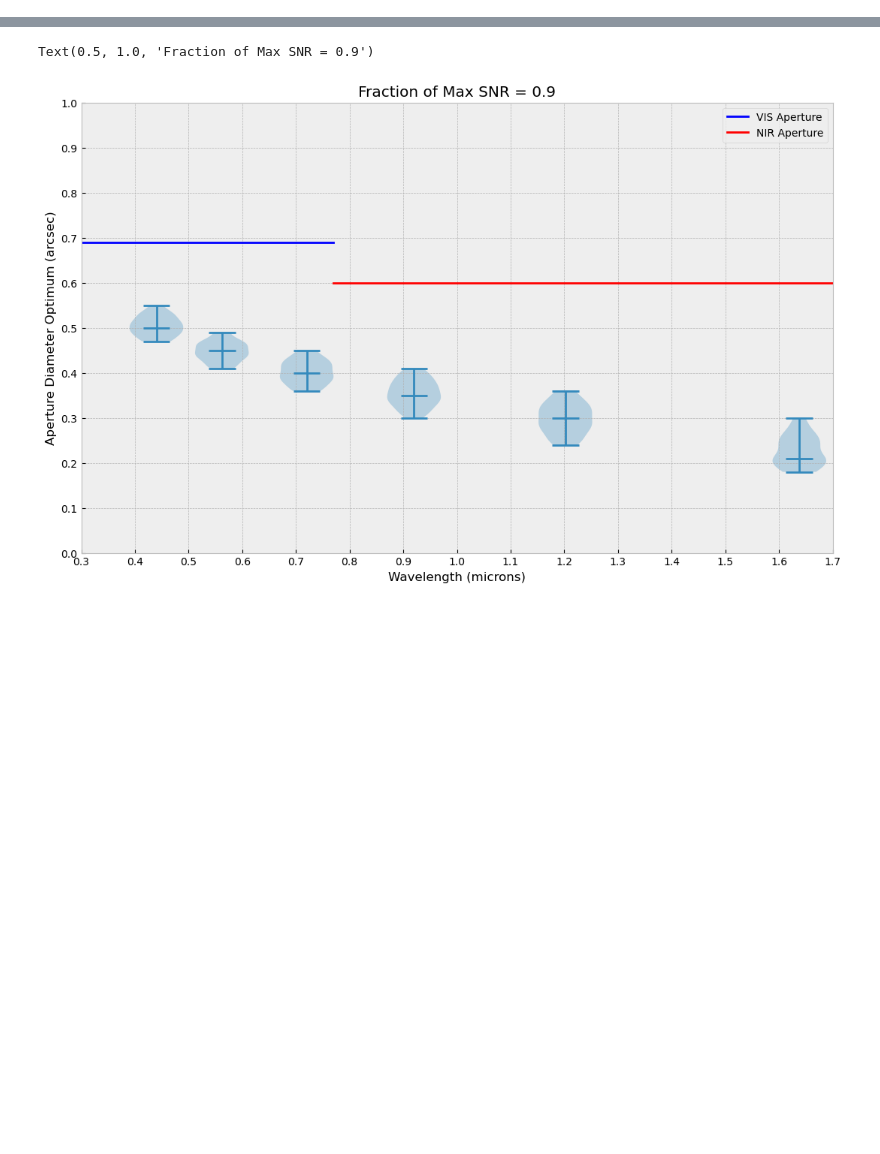
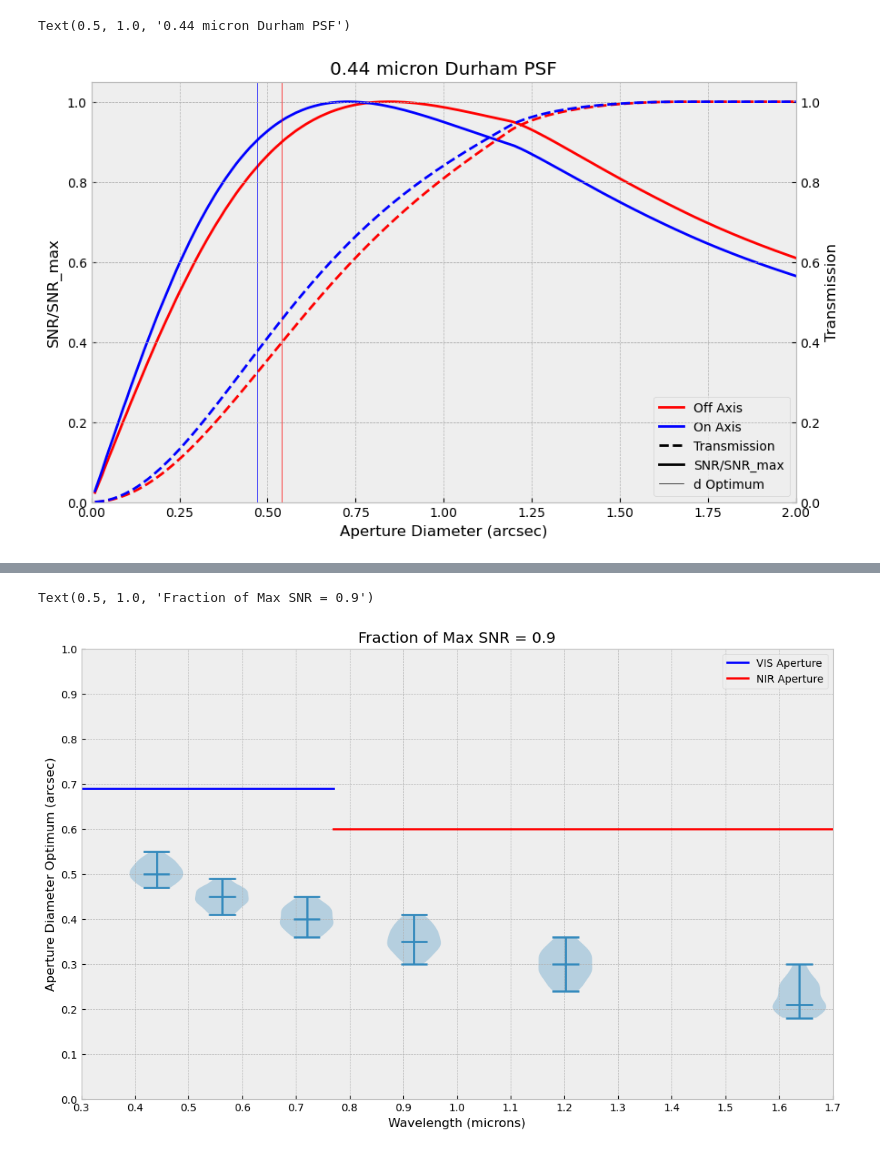
Before and after one commit to JamianStephan/MOSAIC-AD-Analysis, a Jupyter notebook: Main-Version/Side-Work/SNR-Calculations.ipynb, the cells around one changed output, grey strips where cells are left out. Saved outputs shown, nothing was run; the diff lists cells and outputs as text; code cells hidden in the pictures; blank space fills up the shorter version.

```diff
--- a/Main-Version/Side-Work/SNR-Calculations.ipynb
+++ b/Main-Version/Side-Work/SNR-Calculations.ipynb
@@ -134,7 +126,7 @@ for wavelength in wavelength_range:
         SNRs=[]
         trans_vals=[]
         for d in d_range:
-            trans_val=numerical_durham(d,wavelength,0*u.arcsec,i)
+            trans_val=numerical_durham_slow(d,wavelength,0*u.arcsec,i)
             trans_vals.append(trans_val)
             SNRs.append(trans_val/d.value)
 
@@ -142,3 +134,44 @@ for wavelength in wavelength_range:
         trans_axis_comb.append(trans_vals)
     SNR_wavelength_comb.append(SNR_axis_comb)
     trans_wavelength_comb.append(trans_axis_comb)
+# %%
+fraction=1
+d_opt_comb=[] #first index is wavelength, second is axis alignment
+for SNR_vals in SNR_wavelength_comb:
+    d_opt=[]
+    for i in range(0,49):
+        d_opt_val,void=find_d_opt(d_range.value,SNR_vals[i],fraction)
+        d_opt.append(d_opt_val)
+    d_opt_comb.append(d_opt)
+# %%
+i=0
+fig, ax1 = plt.subplots(figsize=[10,6])
+ax2=ax1.twinx()
+
+ax1.plot(d_range,SNR_wavelength_comb[i][0],color='red',label="Off Axis")
+ax1.plot(d_range,SNR_wavelength_comb[i][24],color='blue',label="On Axis")
+
+ax2.plot(d_range,trans_wavelength_comb[i][0],linestyle='--',color='red')
+ax2.plot(d_range,trans_wavelength_comb[i][24],linestyle='--',color='blue')
+
+ax1.axhline(-1,linestyle='--',label="Transmission",color='black')
+ax1.axhline(-1,label="SNR/SNR_max",color='black')
+ax1.axhline(-1,color='black',linewidth=0.5,label="d Optimum")
+
+ax1.axvline(d_opt_comb[i][0],linewidth=0.5,color='red')
+ax1.axvline(d_opt_comb[i][24],linewidth=0.5,color='blue')
+
+ax1.set_xlabel("Aperture Diameter (arcsec)")
+ax1.set_ylabel("SNR/SNR_max")
+ax2.set_ylabel("Transmission")
+ax1.legend(loc=4)
+
+ax1.set_ybound(0,1.05)
+ax2.set_ybound(0,1.05)
+plt.xlim(0,2)
+plt.title("{} Durham PSF".format(wavelength_range[i]/1000))
+
+#The high d transmission=0 bug is caused by the method; basically a fibre that is bigger than the PSF file causes the cropping to go haywire. Use the slow method instead
+# %% [output]
+Text(0.5, 1.0, '0.44 micron Durham PSF')
+[figure, added]
```
Also changed, not shown: parts of 13 cells of this notebook, 3 other files.
